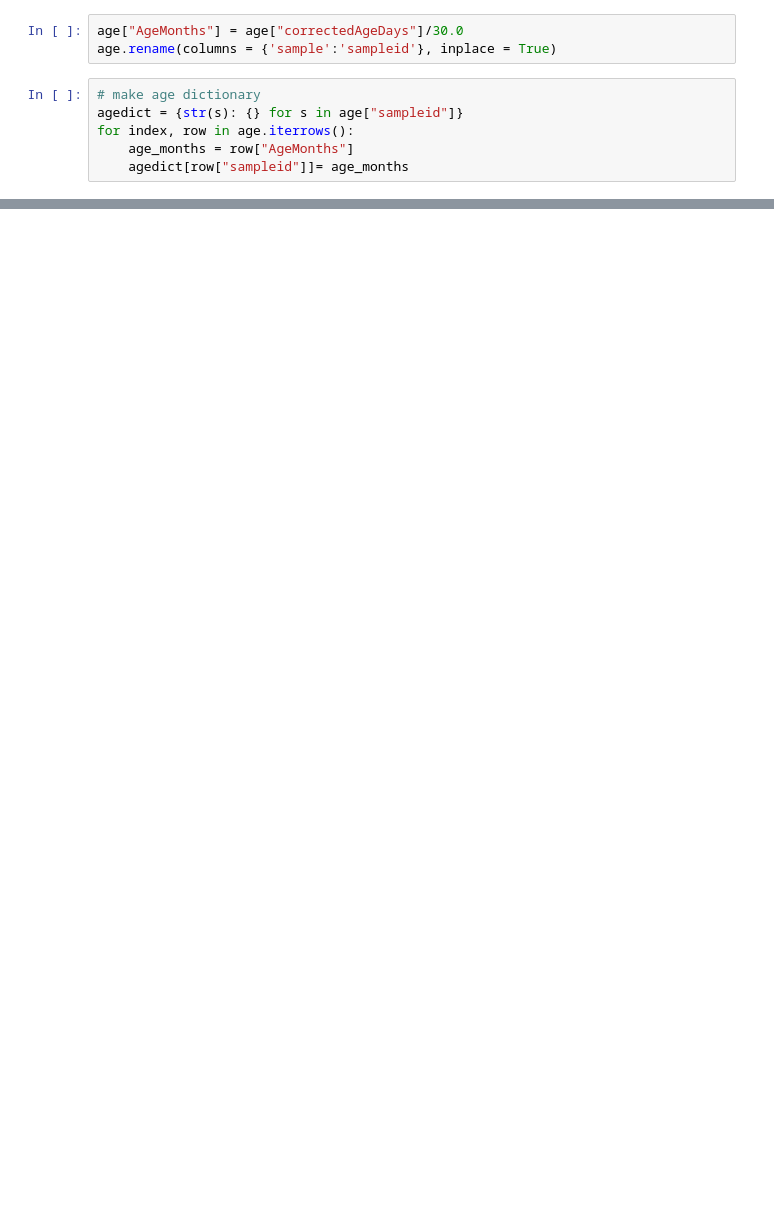
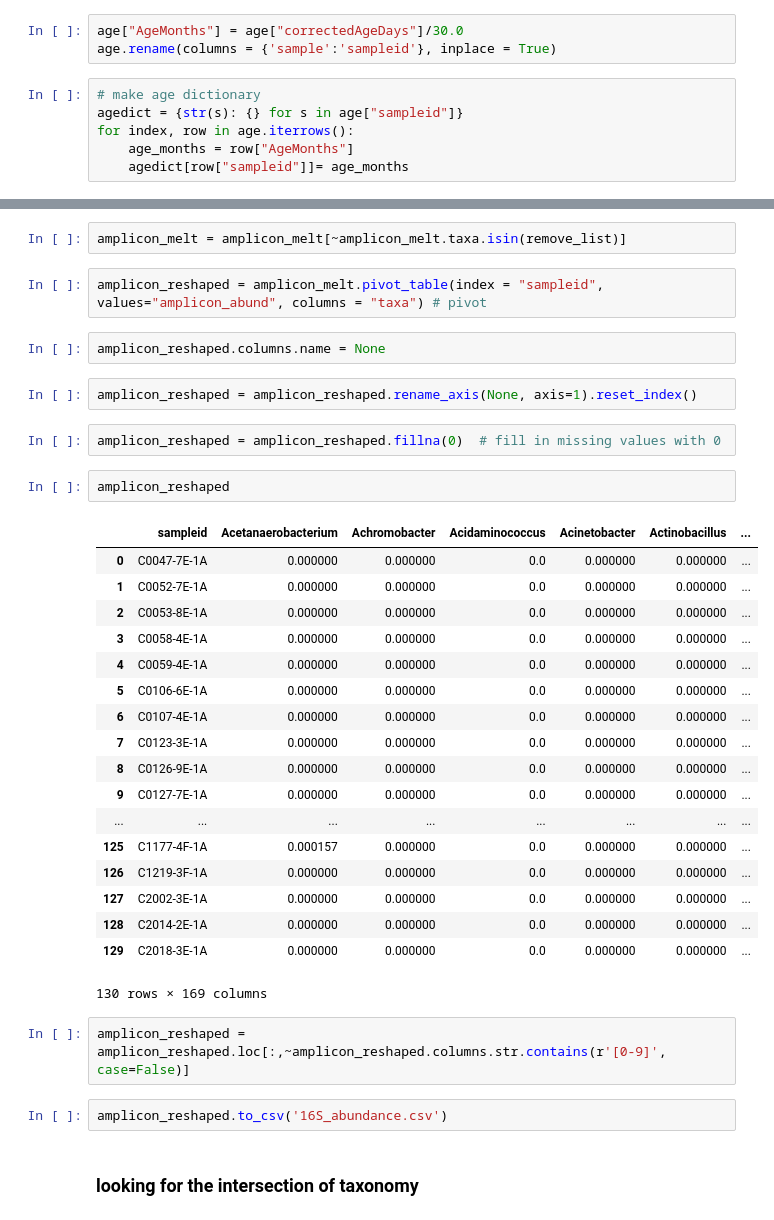
Before and after one commit to Klepac-Ceraj-Lab/thesis, a Jupyter notebook: paper-abundance-tables/metaphlan3-abundance-table.ipynb, the cells around one changed output, grey strips where cells are left out. Cells and saved outputs as stored; diff of their text form; blank space fills up the shorter version.

```diff
--- a/paper-abundance-tables/metaphlan3-abundance-table.ipynb
+++ b/paper-abundance-tables/metaphlan3-abundance-table.ipynb
@@ -202,0 +202,37 @@ original_reshaped.to_csv('paper_abund_df.csv')
+# %%
+amplicon_melt = amplicon_melt[~amplicon_melt.taxa.isin(remove_list)]
+# %%
+amplicon_reshaped = amplicon_melt.pivot_table(index = "sampleid", values="amplicon_abund", columns = "taxa") # pivot
+# %%
+amplicon_reshaped.columns.name = None
+# %%
+amplicon_reshaped = amplicon_reshaped.rename_axis(None, axis=1).reset_index()
+# %%
+amplicon_reshaped = amplicon_reshaped.fillna(0)  # fill in missing values with 0
+# %%
+amplicon_reshaped
+# %% [output]
+|  | sampleid | Acetanaerobacterium | Achromobacter | Acidaminococcus | Acinetobacter | Actinobacillus | ... |
+| 0 | C0047-7E-1A | 0.000000 | 0.000000 | 0.0 | 0.000000 | 0.000000 | ... |
+| 1 | C0052-7E-1A | 0.000000 | 0.000000 | 0.0 | 0.000000 | 0.000000 | ... |
+| 2 | C0053-8E-1A | 0.000000 | 0.000000 | 0.0 | 0.000000 | 0.000000 | ... |
+| 3 | C0058-4E-1A | 0.000000 | 0.000000 | 0.0 | 0.000000 | 0.000000 | ... |
+| 4 | C0059-4E-1A | 0.000000 | 0.000000 | 0.0 | 0.000000 | 0.000000 | ... |
+| 5 | C0106-6E-1A | 0.000000 | 0.000000 | 0.0 | 0.000000 | 0.000000 | ... |
+| 6 | C0107-4E-1A | 0.000000 | 0.000000 | 0.0 | 0.000000 | 0.000000 | ... |
+| 7 | C0123-3E-1A | 0.000000 | 0.000000 | 0.0 | 0.000000 | 0.000000 | ... |
+| 8 | C0126-9E-1A | 0.000000 | 0.000000 | 0.0 | 0.000000 | 0.000000 | ... |
+| 9 | C0127-7E-1A | 0.000000 | 0.000000 | 0.0 | 0.000000 | 0.000000 | ... |
+| ... | ... | ... | ... | ... | ... | ... | ... |
+| 125 | C1177-4F-1A | 0.000157 | 0.000000 | 0.0 | 0.000000 | 0.000000 | ... |
+| 126 | C1219-3F-1A | 0.000000 | 0.000000 | 0.0 | 0.000000 | 0.000000 | ... |
+| 127 | C2002-3E-1A | 0.000000 | 0.000000 | 0.0 | 0.000000 | 0.000000 | ... |
+| 128 | C2014-2E-1A | 0.000000 | 0.000000 | 0.0 | 0.000000 | 0.000000 | ... |
+| 129 | C2018-3E-1A | 0.000000 | 0.000000 | 0.0 | 0.000000 | 0.000000 | ... |
+130 rows × 169 columns
+# %%
+amplicon_reshaped = amplicon_reshaped.loc[:,~amplicon_reshaped.columns.str.contains(r'[0-9]', case=False)]
+# %%
+amplicon_reshaped.to_csv('16S_abundance.csv')
+# %% [markdown]
+### looking for the intersection of taxonomy
```
Also changed, not shown: parts of 79 cells of this notebook, 6 other files.
